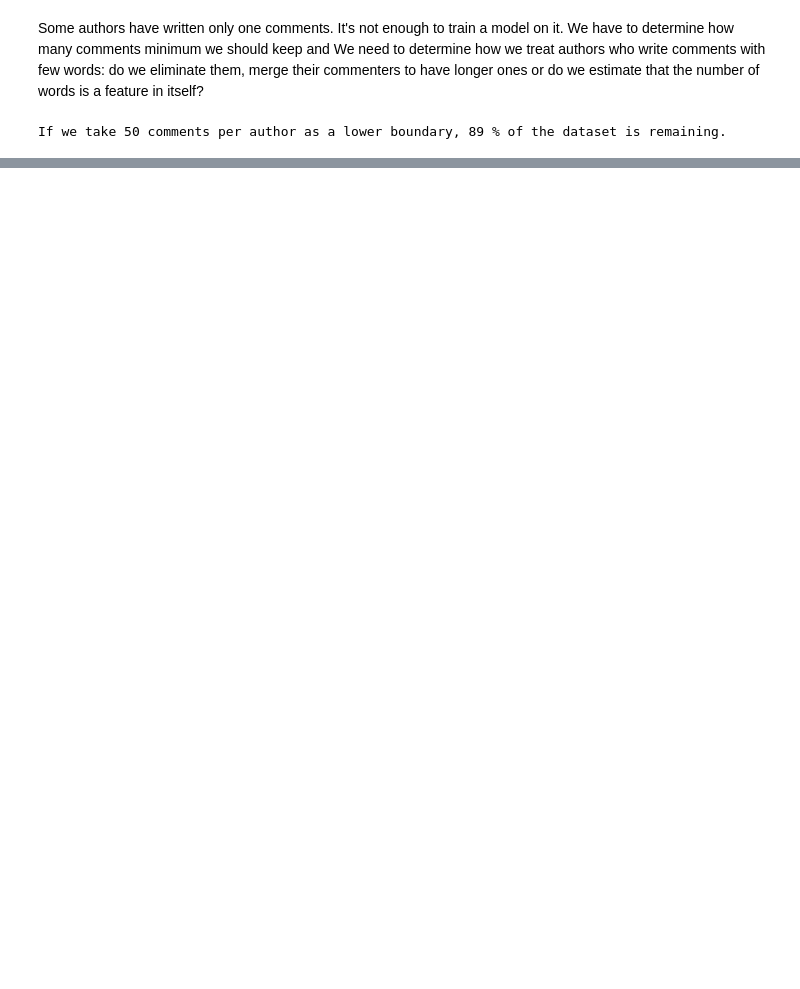
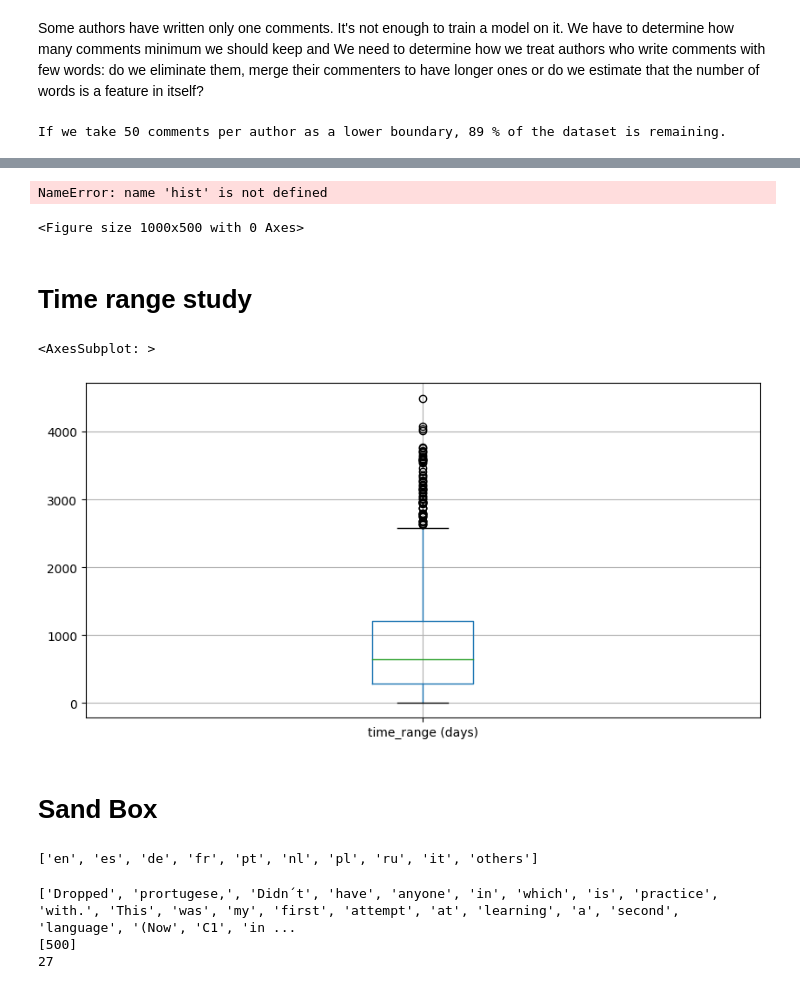
Before and after one commit to CS-433/project2-authclass, a Jupyter notebook: Arthur.ipynb, the cells around one changed output, grey strips where cells are left out. Drawn from its saved outputs; the diff is of its cells as text; code cells hidden in the pictures; blank space fills up the shorter version.

```diff
--- a/Arthur.ipynb
+++ b/Arthur.ipynb
@@ -137,0 +141,3 @@ If we take 50 comments per author as a lower boundary, 89 % of the dataset is re
+# %%
+main_df = pd.read_csv('Data/user_levels.csv')
+main_df.head(20)
@@ -137,0 +162,4 @@ If we take 50 comments per author as a lower boundary, 89 % of the dataset is re
+# %%
+import os
+def is_non_zero_file(fpath):
+    return os.path.isfile(fpath) and os.path.getsize(fpath) > 0
@@ -137,0 +255,15 @@ If we take 50 comments per author as a lower boundary, 89 % of the dataset is re
+# %%
+# Rows without comments
+print('There are', main_df.comments.isna().sum(), 'authors without any comments whether their account is suspended or deleted.')
+
+# Keep only authors with at least one
+main_df_not_na = main_df[main_df.comments.notna()]
+main_df_not_na.head(5)
+
+# Among them, keep the authors with an identified language level:
+has_a_flair = (main_df["N"].str.len() > 2) | (main_df["A1"].str.len() > 2) | (main_df["A2"].str.len() > 2) | (main_df["B1"].str.len() > 2) | (main_df["B2"].str.len() > 2) | (main_df["C1"].str.len() > 2) | (main_df["C2"].str.len() > 2)
+print('There are', (~has_a_flair).sum(), "with an unidentified author's language level.")
+main_df_not_na = main_df_not_na[has_a_flair]
+
+print('There are', has_a_flair.sum(), 'authors left.')
+main_df_not_na.head()
@@ -137,0 +282,4 @@ If we take 50 comments per author as a lower boundary, 89 % of the dataset is re
+# %%
+main_df_final = main_df_not_na[main_df_not_na['total_words'] >= 5000]
+print('There are', len(main_df_final), 'authors who have written more than 5000 words.')
+main_df_final.head()
@@ -137,0 +387,32 @@ If we take 50 comments per author as a lower boundary, 89 % of the dataset is re
+# %%
+plt.figure()
+hist.plot(stacked = True, kind = 'bar')
+plt.xticks(ticks = np.arange(0, 9.1, 1),labels = hist.countries.to_list(), rotation = 45)
+plt.title('Number of commenters which have written more than 5000 words.')
+plt.show()
+# %% [output]
+NameError: name 'hist' is not defined
+<Figure size 1000x500 with 0 Axes>
+# %% [markdown]
+# Time range study
+# %%
+main_df_final[['time_range (days)']].boxplot()
+# %% [output]
+<AxesSubplot: >
+[figure, added]
+# %% [markdown]
+# Sand Box
+# %%
+xticks = hist.countries.to_list()
+xticks
+# %% [output]
+['en', 'es', 'de', 'fr', 'pt', 'nl', 'pl', 'ru', 'it', 'others']
+# %%
+file, nb_words, oldest_comment = create_file('YouNinjaBro', 1, 500, True)
+print(file[0])
+print(nb_words)
+print(oldest_comment)
+# %% [output]
+['Dropped', 'prortugese,', 'Didn´t', 'have', 'anyone', 'in', 'which', 'is', 'practice', 'with.', 'This', 'was', 'my', 'first', 'attempt', 'at', 'learning', 'a', 'second', 'language', '(Now', 'C1', 'in ...
+[500]
+27
```
Also changed, not shown: parts of 53 cells of this notebook, 2 other files.
